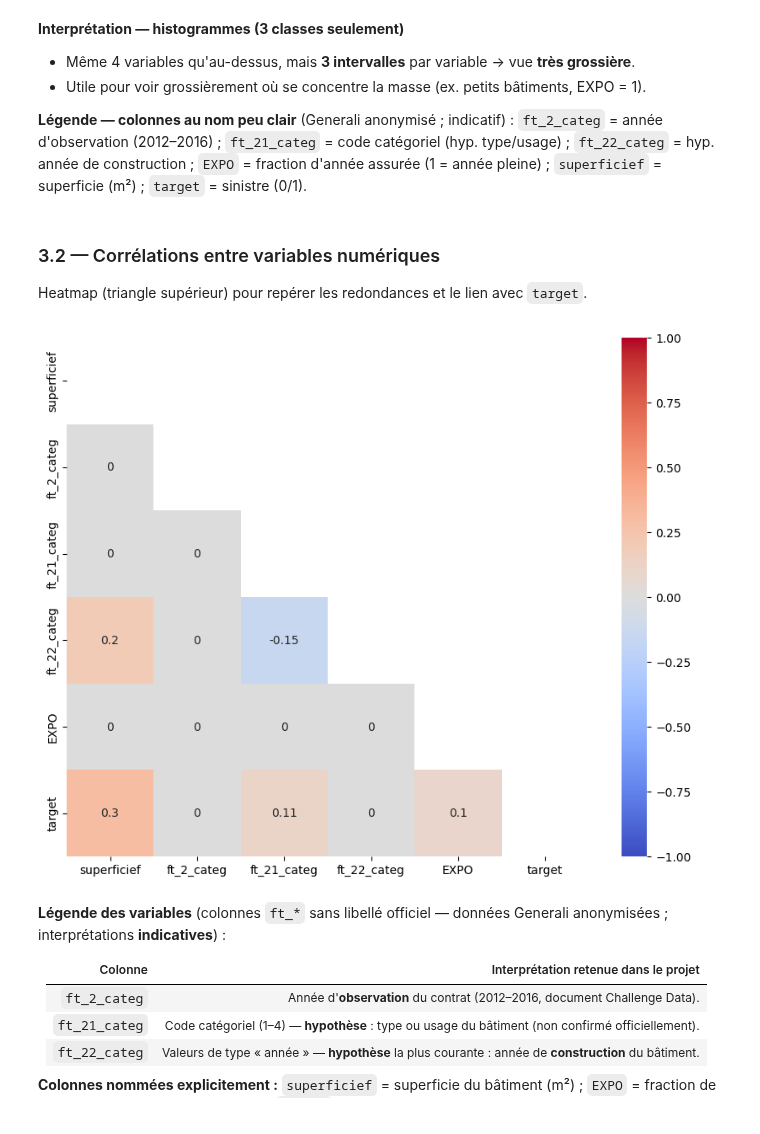
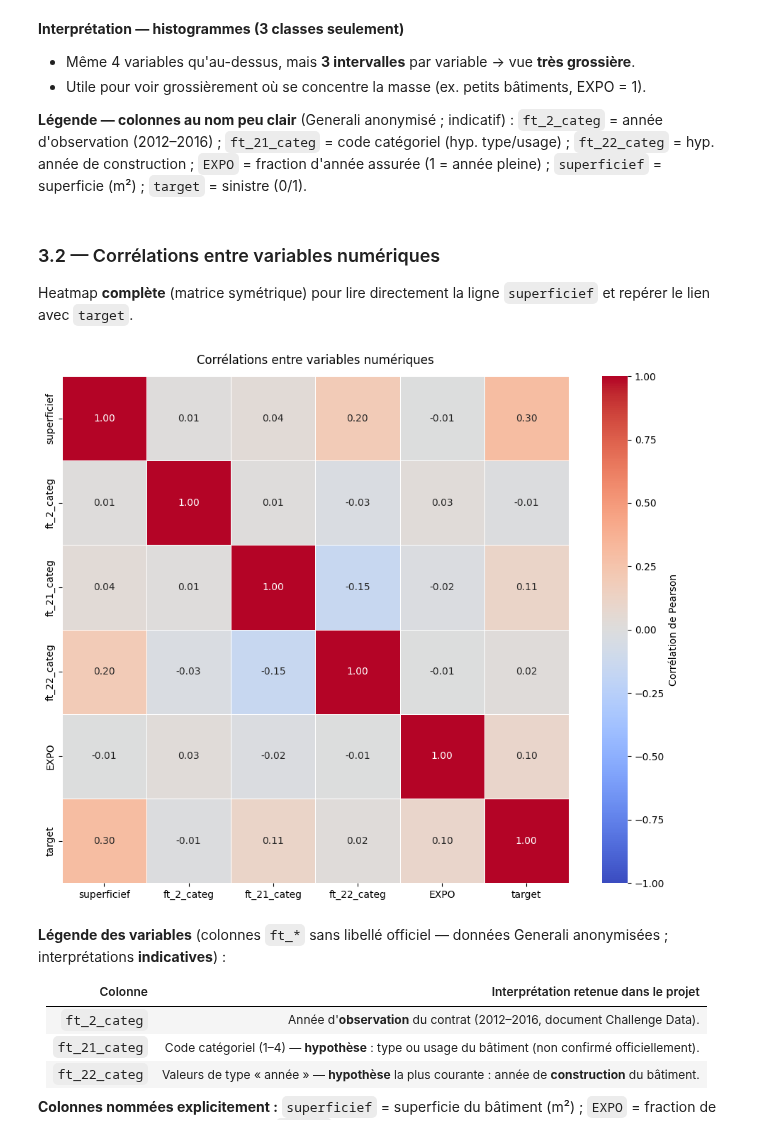
Before and after one commit to NassimEH/Projet_Generali_MAIA, a Jupyter notebook: Projet.ipynb, the cells around one changed output. Drawn from its saved outputs; the diff is of its cells as text; code cells hidden in the pictures.

```diff
--- a/Projet.ipynb
+++ b/Projet.ipynb
@@ -560,19 +562,29 @@ plot_hist_grid(df, _key_vars, bins=3, figsize=(16, 11), ncols=2)
 # %% [markdown]
 ### 3.2 — Corrélations entre variables numériques
 
-Heatmap (triangle supérieur) pour repérer les redondances et le lien avec `target`.
+Heatmap **complète** (matrice symétrique) pour lire directement la ligne `superficief` et repérer le lien avec `target`.
 # %%
-# EXPO doit être numérique (cellule de conversion juste au-dessus)
-if df["EXPO"].dtype == "object":
-    df["EXPO"] = df["EXPO"].str.replace(",", ".", regex=False).astype(float)
+# Colonnes numériques pour la corrélation (virgules décimales → point)
+for col in ("superficief", "EXPO"):
+    if df[col].dtype == "object":
+        df[col] = df[col].astype(str).str.replace(",", ".", regex=False).astype(float)
 
-import visualization  # défini en section 1 ; réimport si la cellule d'imports n'a pas été relancée
+import importlib
+import visualization
+importlib.reload(visualization)
 
 _cols_corr = ["superficief", "ft_2_categ", "ft_21_categ", "ft_22_categ", "EXPO", "target"]
-visualization.plot_corr(df[_cols_corr], width=10, height=8, print_value=True, thresh=0.05)
+visualization.plot_corr(
+    df[_cols_corr],
+    width=10,
+    height=8,
+    print_value=True,
+    thresh=0,
+    triangular="full",
+)
 plt.show()
 # %% [output]
-[figure, old version]
+[figure, new version]
 # %% [markdown]
 **Légende des variables** (colonnes `ft_*` sans libellé officiel — données Generali anonymisées ; interprétations **indicatives**) :
 
```
Also changed, not shown: parts of 46 cells of this notebook, 14 other files.
